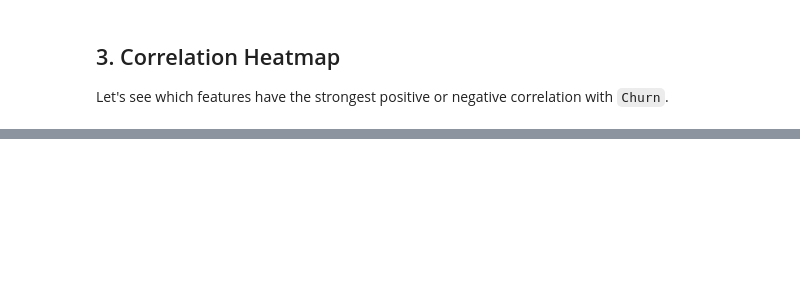
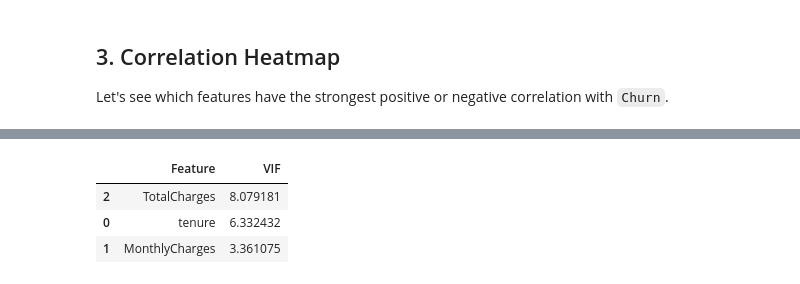
Before and after one commit to yasirG90/churn-model, a Jupyter notebook: notebooks/04_Correlation_and_Feature_Engineering.ipynb, the cells around one changed output, grey strips where cells are left out. Drawn from its saved outputs; the diff is of its cells as text; code cells hidden in the pictures; blank space fills up the shorter version.

```diff
--- a/notebooks/04_Correlation_and_Feature_Engineering.ipynb
+++ b/notebooks/04_Correlation_and_Feature_Engineering.ipynb
@@ -82,0 +93,16 @@ plt.show()
+# %%
+from statsmodels.stats.outliers_influence import variance_inflation_factor
+
+# We check VIF on the numeric columns we're concerned about
+vif_data = df_encoded[['tenure', 'MonthlyCharges', 'TotalCharges']]
+
+vif_series = pd.DataFrame()
+vif_series['Feature'] = vif_data.columns
+vif_series['VIF'] = [variance_inflation_factor(vif_data.values, i) for i in range(len(vif_data.columns))]
+
+vif_series.sort_values(by='VIF', ascending=False)
+# %% [output]
+|  | Feature | VIF |
+| 2 | TotalCharges | 8.079181 |
+| 0 | tenure | 6.332432 |
+| 1 | MonthlyCharges | 3.361075 |
```
Also changed, not shown: parts of 12 cells of this notebook, 2 other files.
